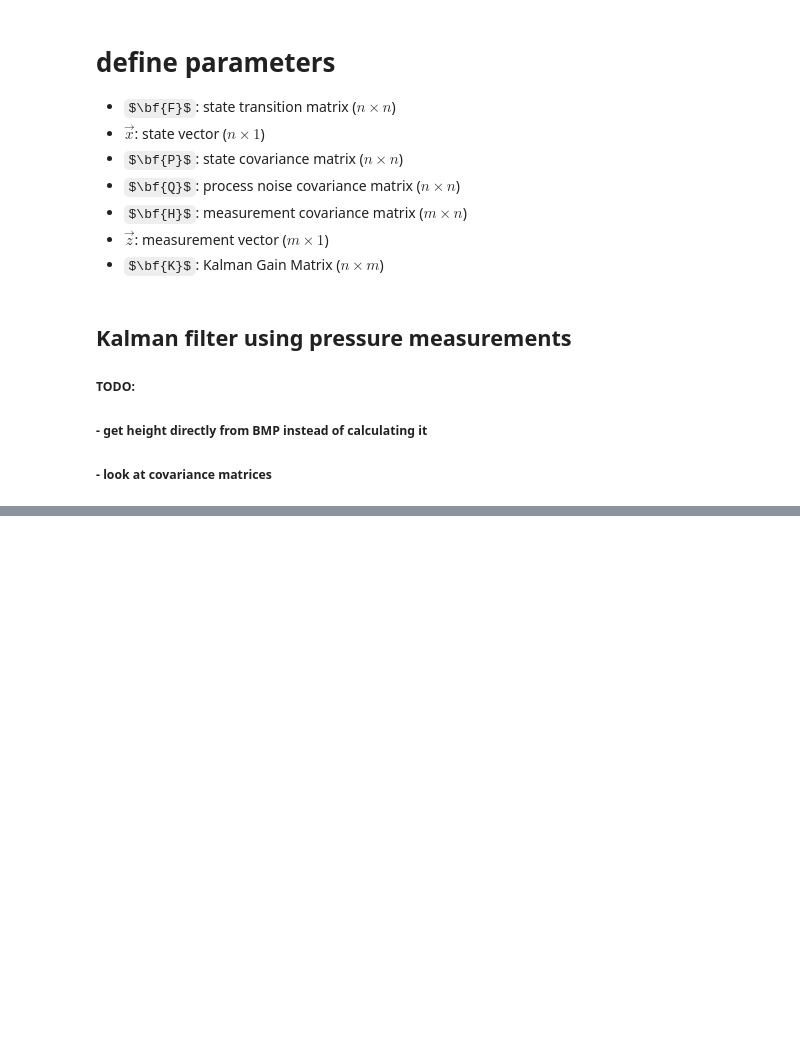
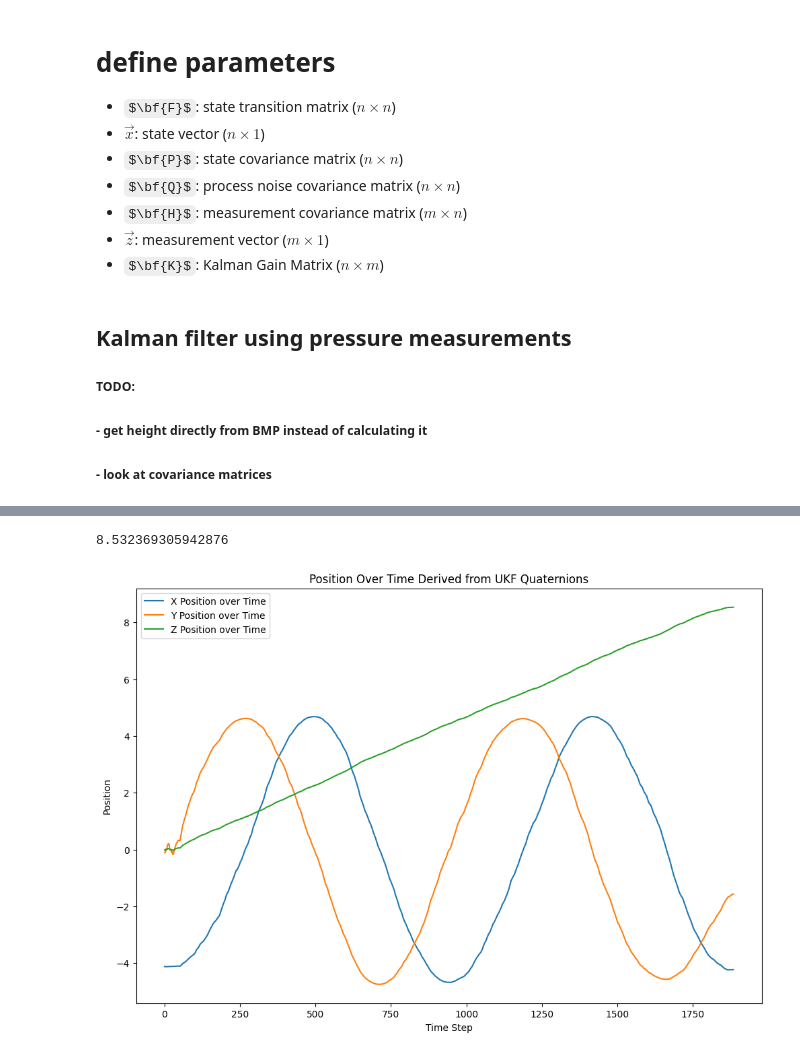
Before and after one commit to kjetteren/RaD_team1_HELIXON, a Jupyter notebook: kalman/KalmanFilterPressureMeasurements.ipynb, the cells around one changed output, grey strips where cells are left out. Saved outputs shown, nothing was run; the diff lists cells and outputs as text; code cells hidden in the pictures; some formulas as TeX source; blank space fills up the shorter version.

```diff
--- a/kalman/KalmanFilterPressureMeasurements.ipynb
+++ b/kalman/KalmanFilterPressureMeasurements.ipynb
@@ -92,0 +115,16 @@ plt.show()
+# %%
+print(max(predicted_z))
+
+#Plot positions over time
+plt.figure(figsize=(12, 8))
+plt.plot(predicted_x, label='X Position over Time')
+plt.plot(predicted_y, label='Y Position over Time')
+plt.plot(predicted_z, label='Z Position over Time')
+plt.title('Position Over Time Derived from UKF Quaternions')
+plt.xlabel('Time Step')
+plt.ylabel('Position')
+plt.legend()
+plt.show()
+# %% [output]
+8.532369305942876
+[figure, added]
```
Also changed, not shown: parts of 5 cells of this notebook.
